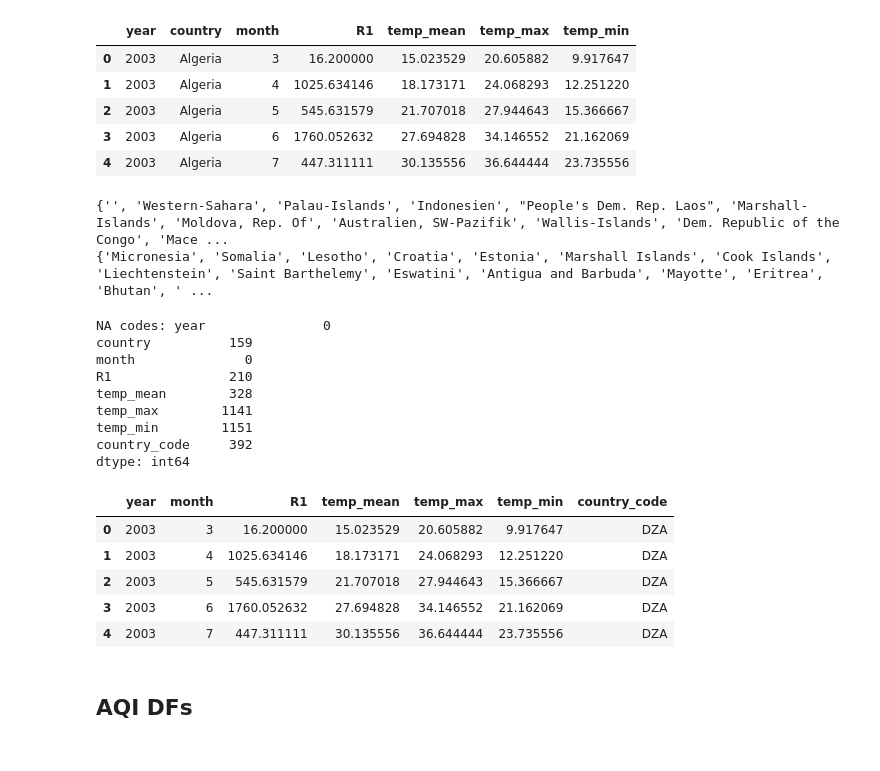
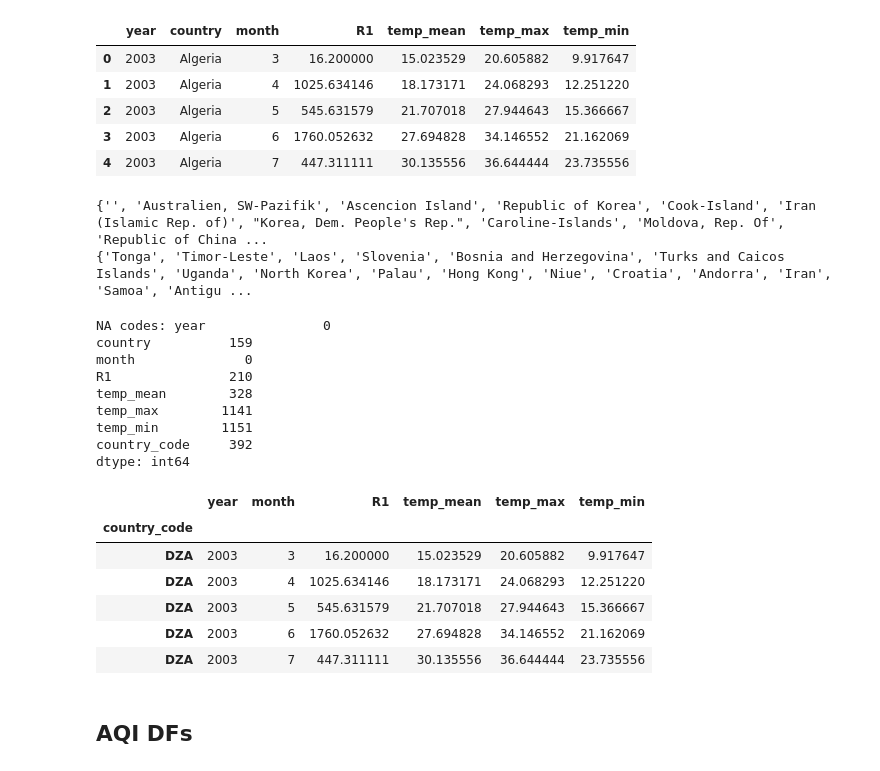
Before and after one commit to erdnuz/climate_lens, a Jupyter notebook: preprocessing.ipynb, the cells around one changed output. Cells and saved outputs as stored; diff of their text form; code cells hidden in the pictures.

```diff
--- a/preprocessing.ipynb
+++ b/preprocessing.ipynb
@@ -247,11 +248,11 @@ df_climate.head()
 | 3 | 2003 | Algeria | 6 | 1760.052632 | 27.694828 | 34.146552 | 21.162069 |
 | 4 | 2003 | Algeria | 7 | 447.311111 | 30.135556 | 36.644444 | 23.735556 |
 # %%
-print(set(df_climate['country'].unique()) - set(country_map.unique()))
-print(set(country_map.unique()) - set(df_climate['country'].unique()))
+print(set(df_climate['country'].unique()) - set(country_map['country_name'].unique()))
+print(set(country_map['country_name'].unique()) - set(df_climate['country'].unique()))
 # %% [output]
-{'', 'Western-Sahara', 'Palau-Islands', 'Indonesien', "People's Dem. Rep. Laos", 'Marshall-Islands', 'Moldova, Rep. Of', 'Australien, SW-Pazifik', 'Wallis-Islands', 'Dem. Republic of the Congo', 'Mace ...
-{'Micronesia', 'Somalia', 'Lesotho', 'Croatia', 'Estonia', 'Marshall Islands', 'Cook Islands', 'Liechtenstein', 'Saint Barthelemy', 'Eswatini', 'Antigua and Barbuda', 'Mayotte', 'Eritrea', 'Bhutan', ' ...
+{'', 'Australien, SW-Pazifik', 'Ascencion Island', 'Republic of Korea', 'Cook-Island', 'Iran (Islamic Rep. of)', "Korea, Dem. People's Rep.", 'Caroline-Islands', 'Moldova, Rep. Of', 'Republic of China ...
+{'Tonga', 'Timor-Leste', 'Laos', 'Slovenia', 'Bosnia and Herzegovina', 'Turks and Caicos Islands', 'Uganda', 'North Korea', 'Palau', 'Hong Kong', 'Niue', 'Croatia', 'Andorra', 'Iran', 'Samoa', 'Antigu ...
 # %%
 country_corrections = {
     'Australien, SW-Pazifik': 'Australia',
@@ -283,41 +284,43 @@ country_corrections = {
     'Slovakia (Slovak. Rep.)': 'Slovakia',
     'Western-Sahara': 'Western Sahara',
     'Wake-Insel': 'Wake Island',
     'Moldova, Rep. Of': 'Moldova',
     'Wallis-Islands': 'Wallis and Futuna',
     '': None  # optional: empty string to None
 }
 df_climate['country'] = df_climate['country'].replace(country_corrections)
 
 # country_map: index = code, values = country_name
 # Create a reversed mapping: country_name -> code
-reversed_map = pd.Series(country_map.index, index=country_map.values)
+reversed_map = pd.Series(country_map.index, index=country_map['country_name'].values)
 
 # Now map the country names to codes
 df_climate['country_code'] = df_climate['country'].map(reversed_map)
 print(f"NA codes: {df_climate.isna().sum()}")
 
 df_climate = df_climate.drop(columns = 'country')
 df_climate = df_climate.dropna(subset=["country_code", "temp_mean"])
 
-df_climate.to_csv('climate.csv')
+df_climate.set_index('country_code', inplace=True)
+df_climate.to_csv('data_explore/climate.csv')
 df_climate.head()
 # %% [output]
 NA codes: year               0
 country          159
 month              0
 R1               210
 temp_mean        328
 temp_max        1141
 temp_min        1151
 country_code     392
 dtype: int64
-|  | year | month | R1 | temp_mean | temp_max | temp_min | country_code |
-| 0 | 2003 | 3 | 16.200000 | 15.023529 | 20.605882 | 9.917647 | DZA |
-| 1 | 2003 | 4 | 1025.634146 | 18.173171 | 24.068293 | 12.251220 | DZA |
-| 2 | 2003 | 5 | 545.631579 | 21.707018 | 27.944643 | 15.366667 | DZA |
-| 3 | 2003 | 6 | 1760.052632 | 27.694828 | 34.146552 | 21.162069 | DZA |
-| 4 | 2003 | 7 | 447.311111 | 30.135556 | 36.644444 | 23.735556 | DZA |
+|  | year | month | R1 | temp_mean | temp_max | temp_min |
+| country_code |  |  |  |  |  |  |
+| DZA | 2003 | 3 | 16.200000 | 15.023529 | 20.605882 | 9.917647 |
+| DZA | 2003 | 4 | 1025.634146 | 18.173171 | 24.068293 | 12.251220 |
+| DZA | 2003 | 5 | 545.631579 | 21.707018 | 27.944643 | 15.366667 |
+| DZA | 2003 | 6 | 1760.052632 | 27.694828 | 34.146552 | 21.162069 |
+| DZA | 2003 | 7 | 447.311111 | 30.135556 | 36.644444 | 23.735556 |
 # %% [markdown]
 ## AQI DFs
 # %% [markdown]
```
Also changed, not shown: parts of 9 cells of this notebook, 10 other files.
